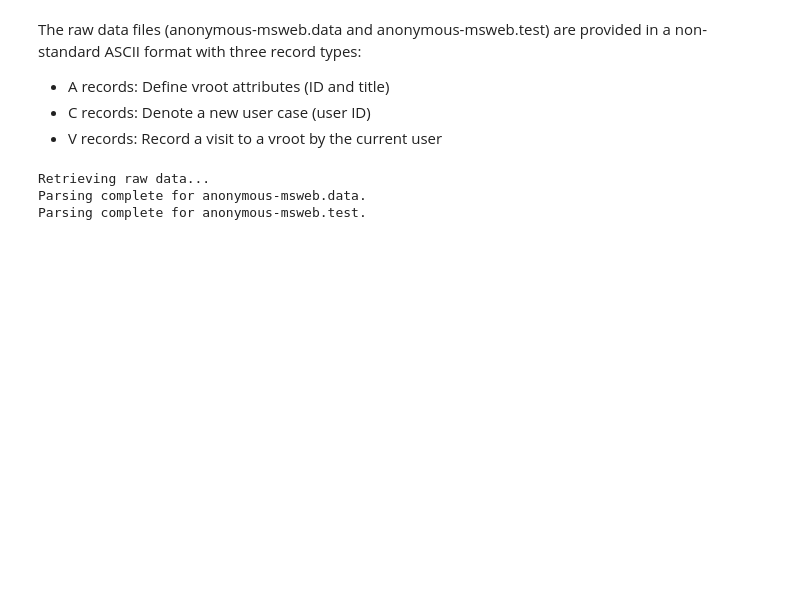
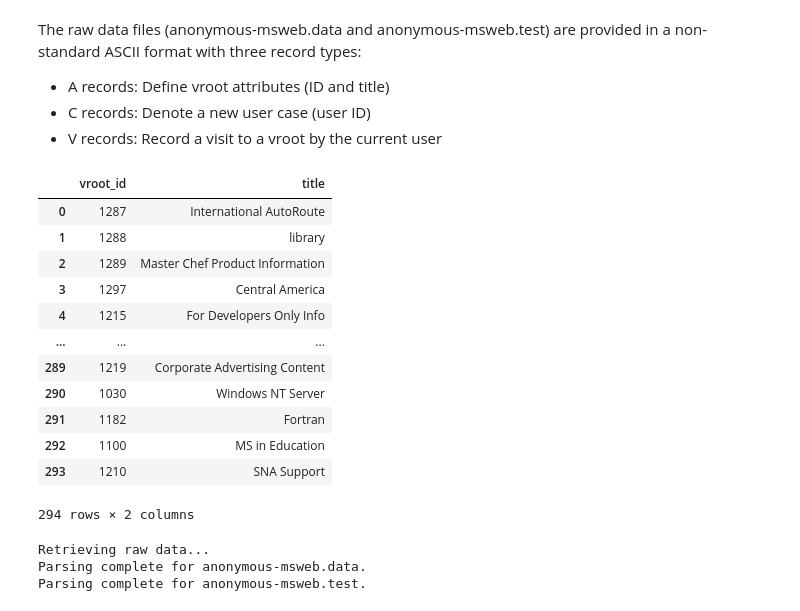
Before and after one commit to TanNguyen17/Practical-DataScience-A3, a Jupyter notebook: Practical_Data_Science_A3.ipynb, the cells around one changed output. Cells and saved outputs as stored; diff of their text form; code cells hidden in the pictures; blank space fills up the shorter version.

```diff
--- a/Practical_Data_Science_A3.ipynb
+++ b/Practical_Data_Science_A3.ipynb
@@ -78,6 +78,22 @@ def parse_ms_data(file_path):
 
     print(f"Parsing complete for {file_path}.")
     return pd.DataFrame(attributes), pd.DataFrame(votes)
+# %%
+df_attr
+# %% [output]
+|  | vroot_id | title |
+| 0 | 1287 | International AutoRoute |
+| 1 | 1288 | library |
+| 2 | 1289 | Master Chef Product Information |
+| 3 | 1297 | Central America |
+| 4 | 1215 | For Developers Only Info |
+| ... | ... | ... |
+| 289 | 1219 | Corporate Advertising Content |
+| 290 | 1030 | Windows NT Server |
+| 291 | 1182 | Fortran |
+| 292 | 1100 | MS in Education |
+| 293 | 1210 | SNA Support |
+294 rows × 2 columns
 # %%
 print("Retrieving raw data...")
 # Loading Attribute definitions and Training/Test sets
```
Also changed, not shown: parts of 15 cells of this notebook.
